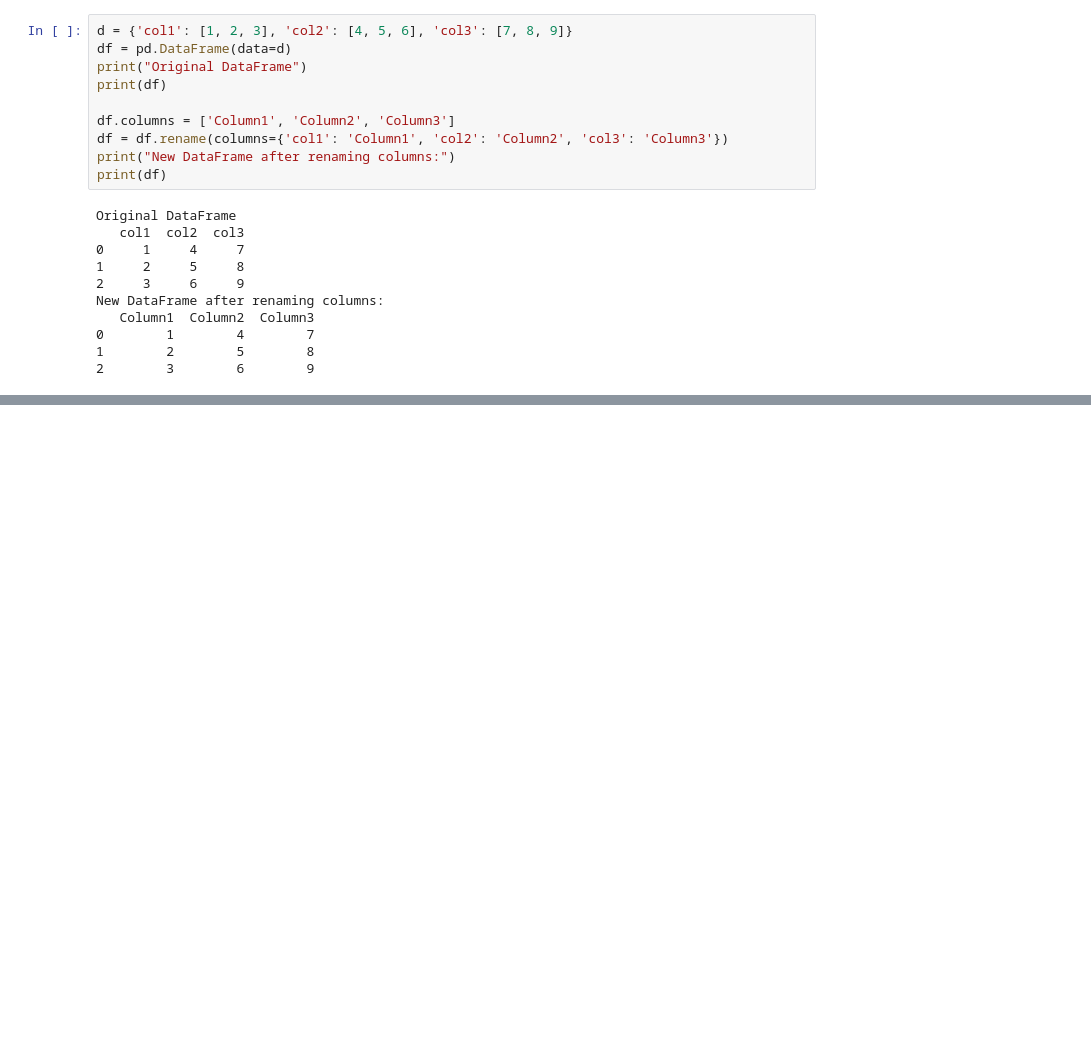
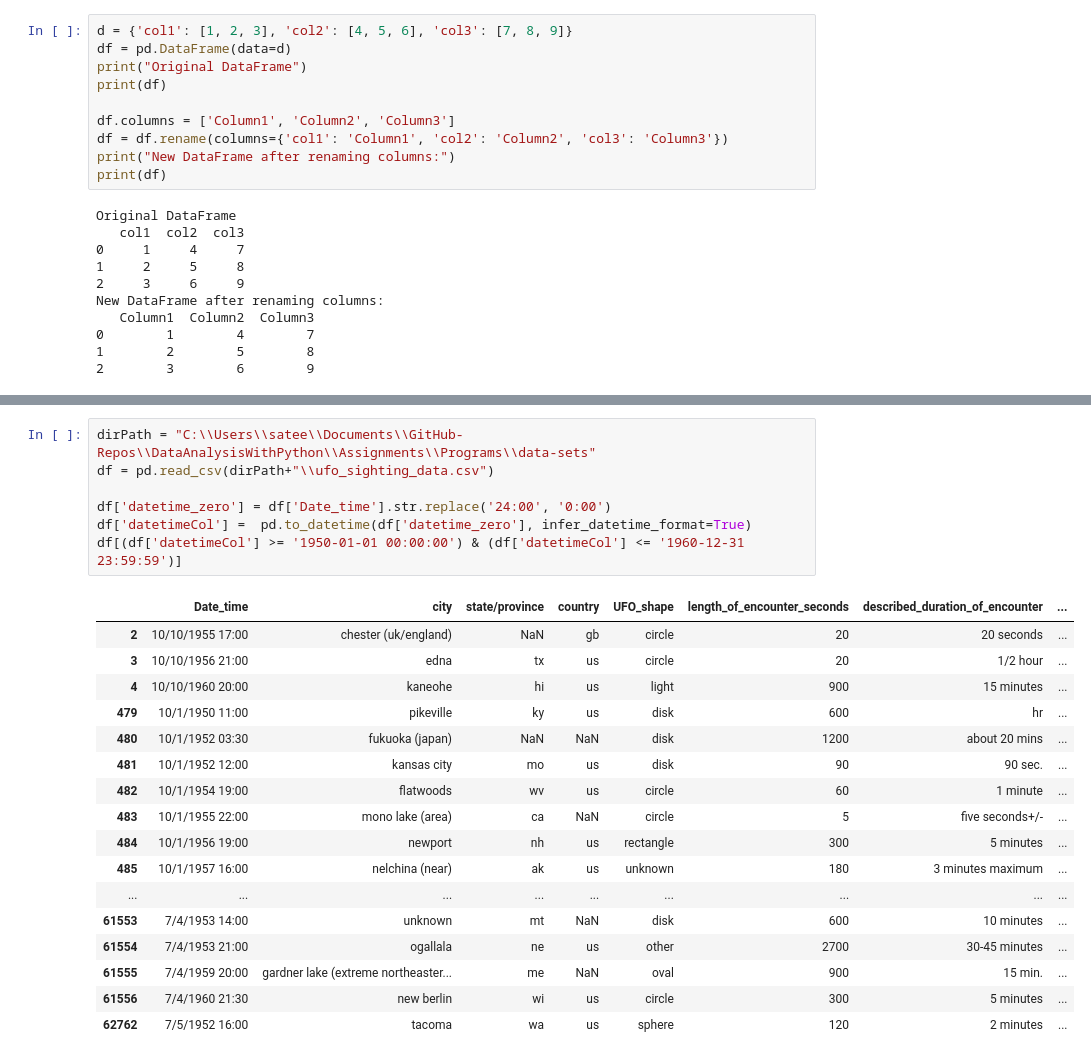
Before and after one commit to sateeshfrnd/DataAnalysisWithPython, a Jupyter notebook: Assignments/Programs/Pandas_101~140.ipynb, the cells around one changed output, grey strips where cells are left out. Drawn from its saved outputs; the diff is of its cells as text; blank space fills up the shorter version.

```diff
--- a/Assignments/Programs/Pandas_101~140.ipynb
+++ b/Assignments/Programs/Pandas_101~140.ipynb
@@ -336,0 +764,25 @@ New DataFrame after renaming columns:
+# %%
+dirPath = "C:\\Users\\satee\\Documents\\GitHub-Repos\\DataAnalysisWithPython\\Assignments\\Programs\\data-sets"
+df = pd.read_csv(dirPath+"\\ufo_sighting_data.csv")
+
+df['datetime_zero'] = df['Date_time'].str.replace('24:00', '0:00')
+df['datetimeCol'] =  pd.to_datetime(df['datetime_zero'], infer_datetime_format=True)
+df[(df['datetimeCol'] >= '1950-01-01 00:00:00') & (df['datetimeCol'] <= '1960-12-31 23:59:59')]
+# %% [output]
+|  | Date_time | city | state/province | country | UFO_shape | length_of_encounter_seconds | described_duration_of_encounter | ... |
+| 2 | 10/10/1955 17:00 | chester (uk/england) | NaN | gb | circle | 20 | 20 seconds | ... |
+| 3 | 10/10/1956 21:00 | edna | tx | us | circle | 20 | 1/2 hour | ... |
+| 4 | 10/10/1960 20:00 | kaneohe | hi | us | light | 900 | 15 minutes | ... |
+| 479 | 10/1/1950 11:00 | pikeville | ky | us | disk | 600 | hr | ... |
+| 480 | 10/1/1952 03:30 | fukuoka (japan) | NaN | NaN | disk | 1200 | about 20 mins | ... |
+| 481 | 10/1/1952 12:00 | kansas city | mo | us | disk | 90 | 90 sec. | ... |
+| 482 | 10/1/1954 19:00 | flatwoods | wv | us | circle | 60 | 1 minute | ... |
+| 483 | 10/1/1955 22:00 | mono lake (area) | ca | NaN | circle | 5 | five seconds+/- | ... |
+| 484 | 10/1/1956 19:00 | newport | nh | us | rectangle | 300 | 5 minutes | ... |
+| 485 | 10/1/1957 16:00 | nelchina (near) | ak | us | unknown | 180 | 3 minutes maximum | ... |
+| ... | ... | ... | ... | ... | ... | ... | ... | ... |
+| 61553 | 7/4/1953 14:00 | unknown | mt | NaN | disk | 600 | 10 minutes | ... |
+| 61554 | 7/4/1953 21:00 | ogallala | ne | us | other | 2700 | 30-45 minutes | ... |
+| 61555 | 7/4/1959 20:00 | gardner lake (extreme northeaster... | me | NaN | oval | 900 | 15 min. | ... |
+| 61556 | 7/4/1960 21:30 | new berlin | wi | us | circle | 300 | 5 minutes | ... |
+| 62762 | 7/5/1952 16:00 | tacoma | wa | us | sphere | 120 | 2 minutes | ... |
```
Also changed, not shown: parts of 68 cells of this notebook, 7 other files.
